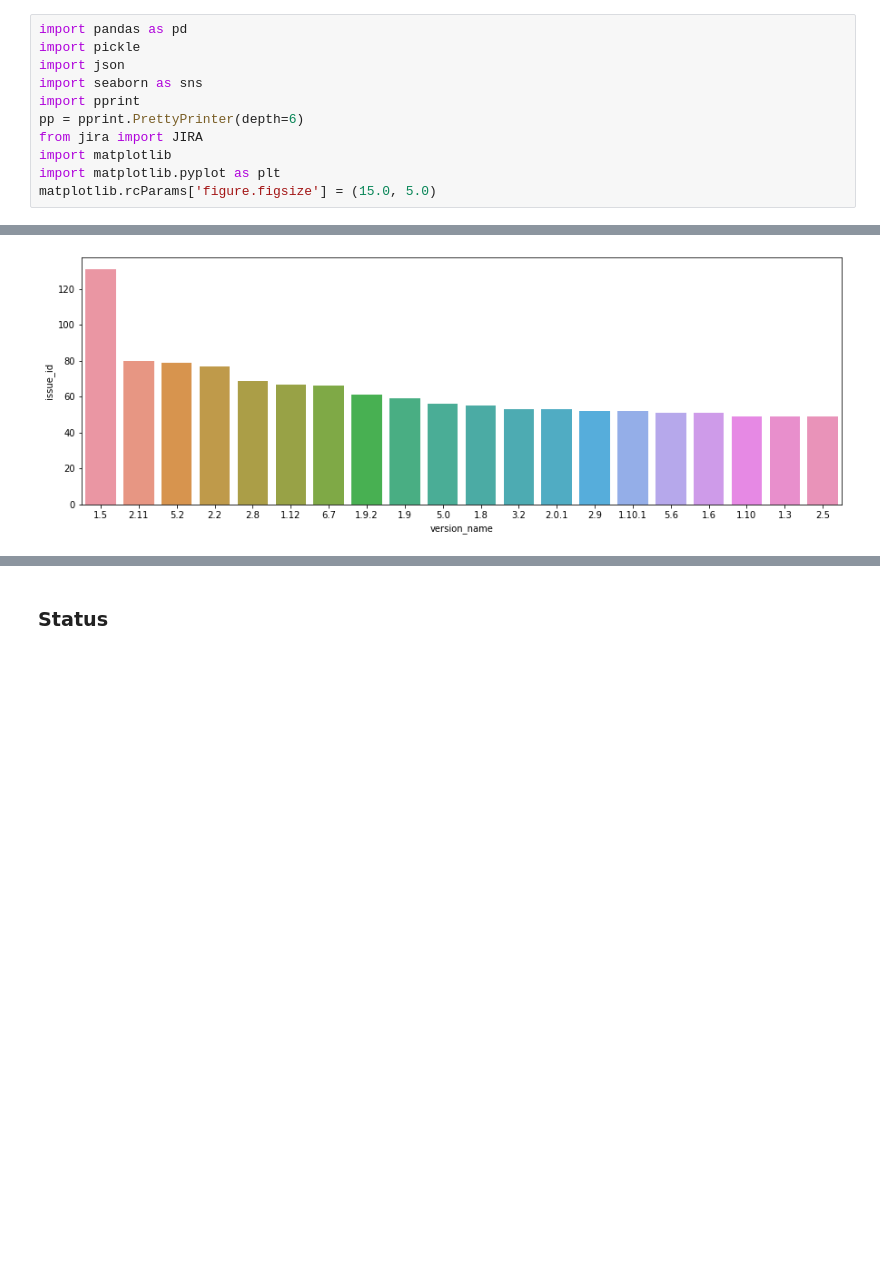
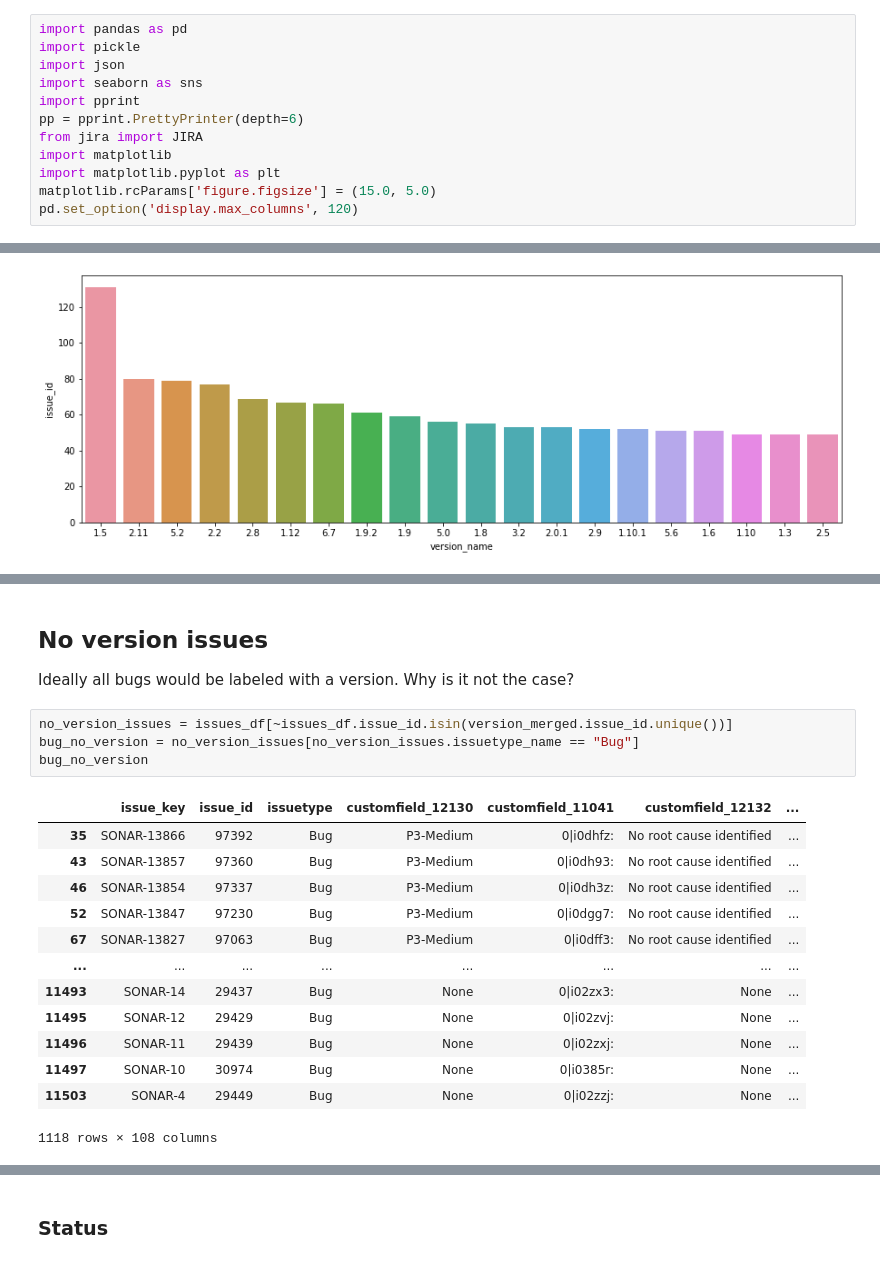
Before and after one commit to IncioMan/Continuous-Integration-metrics-for-post-release-bugs-prediction, a Jupyter notebook: Jira_issue_retriever.ipynb, the cells around one changed output, grey strips where cells are left out. Saved outputs shown, nothing was run; the diff lists cells and outputs as text; blank space fills up the shorter version.

```diff
--- a/Jira_issue_retriever.ipynb
+++ b/Jira_issue_retriever.ipynb
@@ -9,6 +9,7 @@ from jira import JIRA
 import matplotlib
 import matplotlib.pyplot as plt
 matplotlib.rcParams['figure.figsize'] = (15.0, 5.0)
+pd.set_option('display.max_columns', 120)
 # %%
 jira = JIRA('https://jira.sonarsource.com/')
 # %%
@@ -393,0 +441,21 @@ ax = sns.barplot(x="version_name", y="issue_id", data=top_versions[["issue_id",
+# %% [markdown]
+## No version issues
+Ideally all bugs would be labeled with a version. Why is it not the case?
+# %%
+no_version_issues = issues_df[~issues_df.issue_id.isin(version_merged.issue_id.unique())]
+bug_no_version = no_version_issues[no_version_issues.issuetype_name == "Bug"]
+bug_no_version
+# %% [output]
+|  | issue_key | issue_id | issuetype | customfield_12130 | customfield_11041 | customfield_12132 | ... |
+| 35 | SONAR-13866 | 97392 | Bug | P3-Medium | 0|i0dhfz: | No root cause identified | ... |
+| 43 | SONAR-13857 | 97360 | Bug | P3-Medium | 0|i0dh93: | No root cause identified | ... |
+| 46 | SONAR-13854 | 97337 | Bug | P3-Medium | 0|i0dh3z: | No root cause identified | ... |
+| 52 | SONAR-13847 | 97230 | Bug | P3-Medium | 0|i0dgg7: | No root cause identified | ... |
+| 67 | SONAR-13827 | 97063 | Bug | P3-Medium | 0|i0dff3: | No root cause identified | ... |
+| ... | ... | ... | ... | ... | ... | ... | ... |
+| 11493 | SONAR-14 | 29437 | Bug | None | 0|i02zx3: | None | ... |
+| 11495 | SONAR-12 | 29429 | Bug | None | 0|i02zvj: | None | ... |
+| 11496 | SONAR-11 | 29439 | Bug | None | 0|i02zxj: | None | ... |
+| 11497 | SONAR-10 | 30974 | Bug | None | 0|i0385r: | None | ... |
+| 11503 | SONAR-4 | 29449 | Bug | None | 0|i02zzj: | None | ... |
+1118 rows × 108 columns
```
Also changed, not shown: parts of 21 cells of this notebook, 4 other files.
